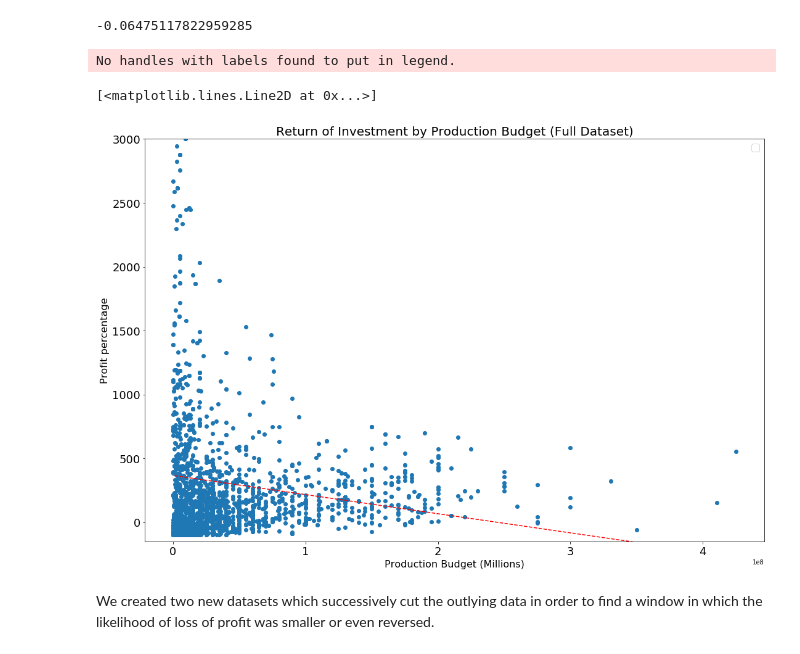
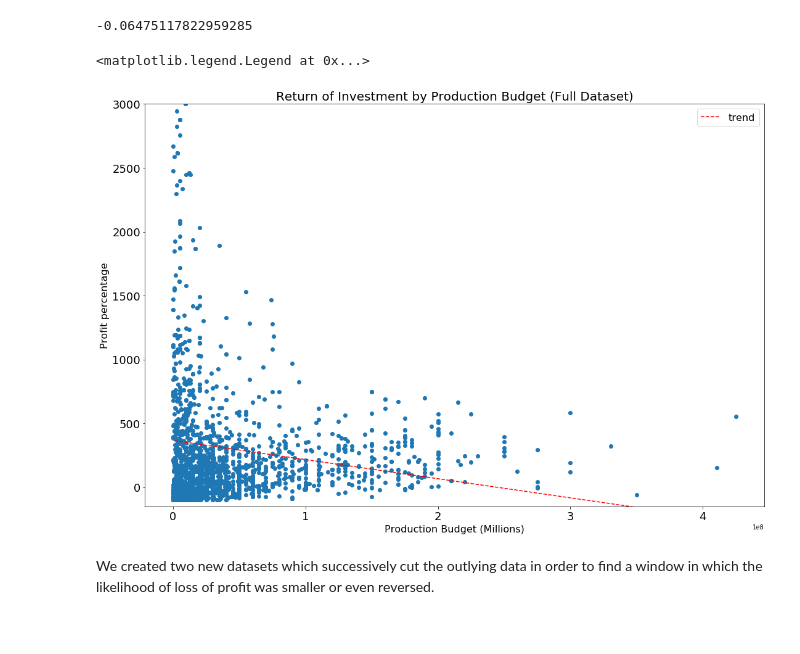
Before and after one commit to bagnine/moviedata, a Jupyter notebook: Code/moviedata.ipynb, the cells around one changed output. Drawn from its saved outputs; the diff is of its cells as text; code cells hidden in the pictures.

Commit message:
images

```diff
--- a/Code/moviedata.ipynb
+++ b/Code/moviedata.ipynb
@@ -33,14 +33,14 @@ import time
 from bs4 import BeautifulSoup
 import func
 # %%
-name_basics = pd.read_csv('./zippedData/imdb.name.basics.csv.gz')
-title_akas = pd.read_csv('./zippedData/imdb.title.akas.csv.gz')
-title_basics = pd.read_csv('./zippedData/imdb.title.basics.csv.gz')
-title_ratings = pd.read_csv('./zippedData/imdb.title.ratings.csv.gz')
-movie_info= pd.read_csv('./zippedData/rt.movie_info.tsv.gz', sep='\t')
-rt_reviews= pd.read_csv('./zippedData/rt.reviews.tsv.gz', sep='\t', encoding='windows-1254')
-budgets = pd.read_csv('./zippedData/tn.movie_budgets.csv.gz')
-freshrating = pd.read_csv('./freshrating.csv')
+name_basics = pd.read_csv('../Data/imdb.name.basics.csv.gz')
+title_akas = pd.read_csv('../Data/imdb.title.akas.csv.gz')
+title_basics = pd.read_csv('../Data/imdb.title.basics.csv.gz')
+title_ratings = pd.read_csv('../Data/imdb.title.ratings.csv.gz')
+movie_info= pd.read_csv('../Data/rt.movie_info.tsv.gz', sep='\t')
+rt_reviews= pd.read_csv('../Data/rt.reviews.tsv.gz', sep='\t', encoding='windows-1254')
+budgets = pd.read_csv('../Data/tn.movie_budgets.csv.gz')
+freshrating = pd.read_csv('../Data/freshrating.csv')
 # %% [markdown]
 ### Data cleaning, ordering and merging the datasets
 # %% [markdown]
@@ -292,26 +293,25 @@ maindf.profit_percentage.corr(maindf['production_budget'])
 # %%
 #plotting production budget vs. profit percentage to find ideal sweet spot of budget spent vs profit returned
 fig, ax = plt.subplots(figsize= (18, 12))
 
 x= maindf['production_budget']
 y= maindf.profit_percentage
 z = np.polyfit(x, y, 1)
 p = np.poly1d(z)
 
 ax.set_title('Return of Investment by Production Budget (Full Dataset)', fontsize = 20)
 ax.set_xlabel('Production Budget (Millions)', fontsize = 16)
 ax.set_ylabel('Profit percentage', fontsize = 16)
 
+plt.scatter(x,y)
+trend = plt.plot(x,p(x),"r--", label = 'trend')
+
 ax.set_ylim(-150, 3000)
 ax.tick_params(labelsize= 18)
-plt.legend(loc= 'upper right', fontsize = 16)
-
-plt.scatter(x,y)
-plt.plot(x,p(x),"r--", label = 'trend')
+plt.legend(loc= 'upper right', handles = trend, fontsize = 16)
 # %% [output]
-No handles with labels found to put in legend.
+<matplotlib.legend.Legend at 0x...>
-[<matplotlib.lines.Line2D at 0x...>]
-[figure, old version]
+[figure, new version]
 # %% [markdown]
 We created two new datasets which successively cut the outlying data in order to find a window in which the likelihood of loss of profit was smaller or even reversed.
 # %%
```
Also changed, not shown: parts of 5 cells of this notebook, 1 other file.
